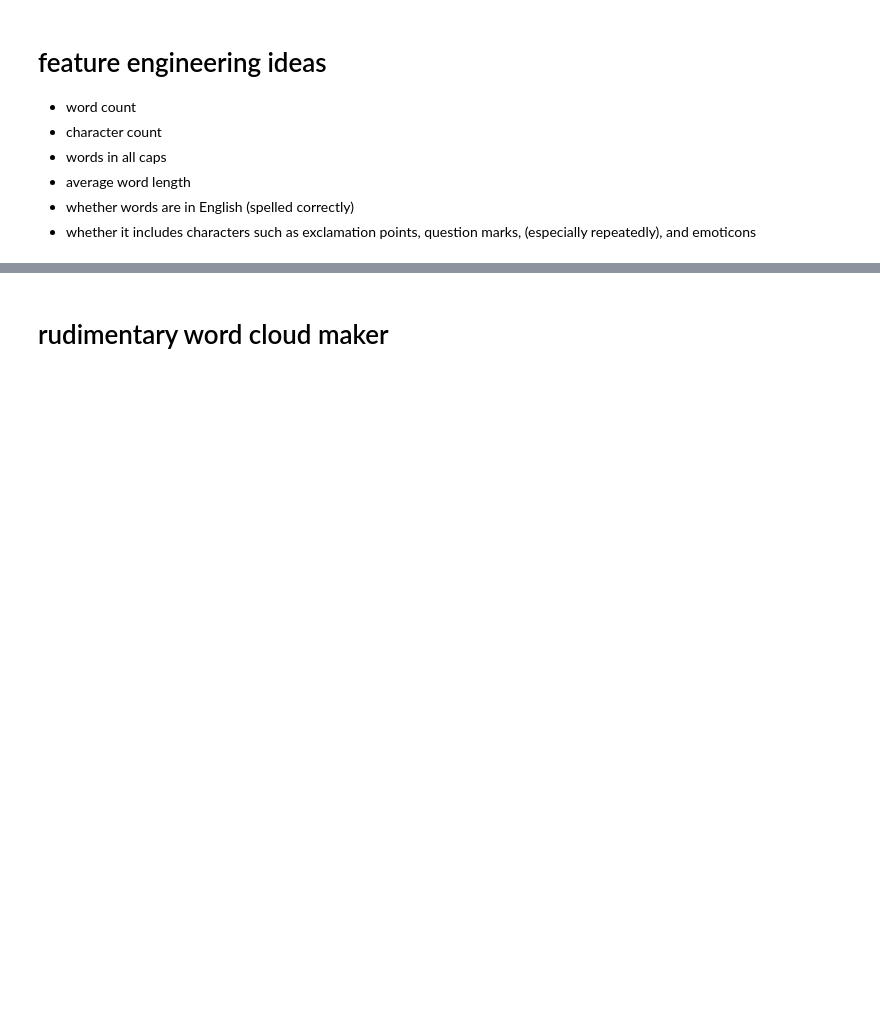
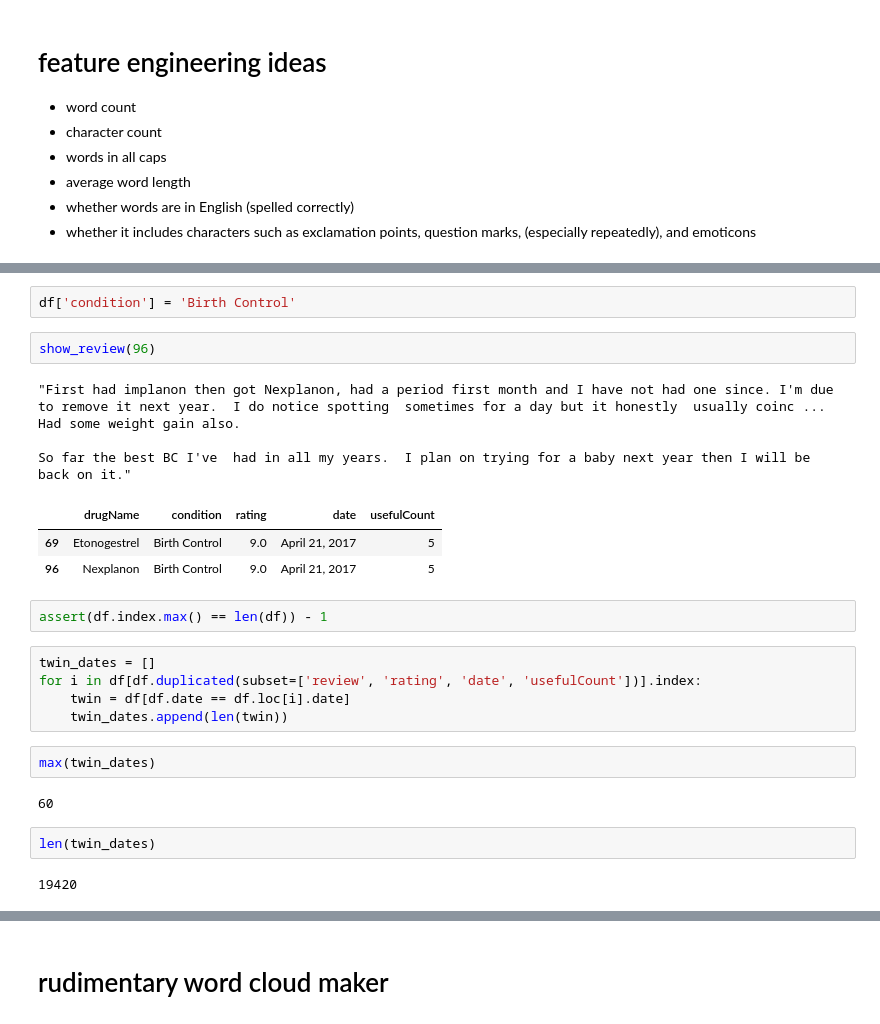
Before and after one commit to aarongalbraith/flatiron-phase5-project, a Jupyter notebook: notebooks/project_notebook.ipynb, the cells around one changed output, grey strips where cells are left out. Drawn from its saved outputs; the diff is of its cells as text; blank space fills up the shorter version.

```diff
--- a/notebooks/project_notebook.ipynb
+++ b/notebooks/project_notebook.ipynb
@@ -833,0 +666,27 @@ These are the most frequent drug names that treat birth control.
+# %%
+df['condition'] = 'Birth Control'
+# %%
+show_review(96)
+# %% [output]
+"First had implanon then got Nexplanon, had a period first month and I have not had one since. I'm due to remove it next year.  I do notice spotting  sometimes for a day but it honestly  usually coinc ...
+Had some weight gain also.
+
+So far the best BC I've  had in all my years.  I plan on trying for a baby next year then I will be back on it."
+|  | drugName | condition | rating | date | usefulCount |
+| 69 | Etonogestrel | Birth Control | 9.0 | April 21, 2017 | 5 |
+| 96 | Nexplanon | Birth Control | 9.0 | April 21, 2017 | 5 |
+# %%
+assert(df.index.max() == len(df)) - 1
+# %%
+twin_dates = []
+for i in df[df.duplicated(subset=['review', 'rating', 'date', 'usefulCount'])].index:
+    twin = df[df.date == df.loc[i].date]
+    twin_dates.append(len(twin))
+# %%
+max(twin_dates)
+# %% [output]
+60
+# %%
+len(twin_dates)
+# %% [output]
+19420
```
Also changed, not shown: parts of 67 cells of this notebook, 1 other file.
